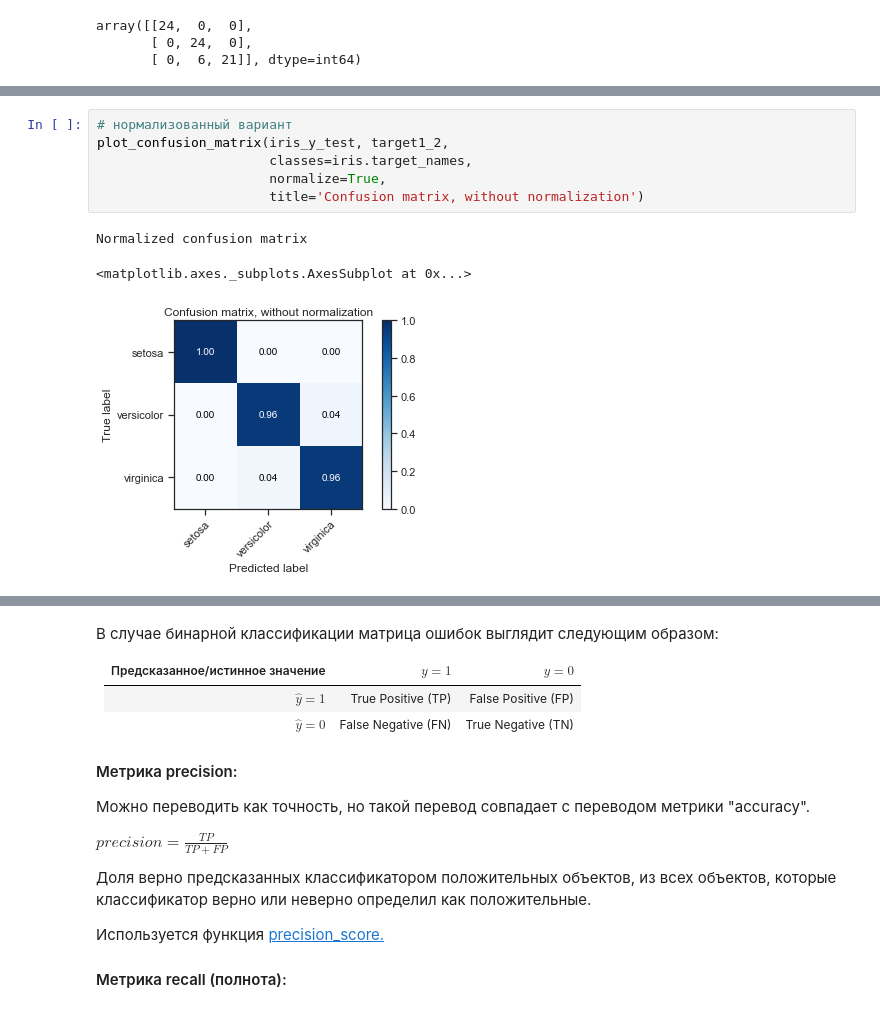
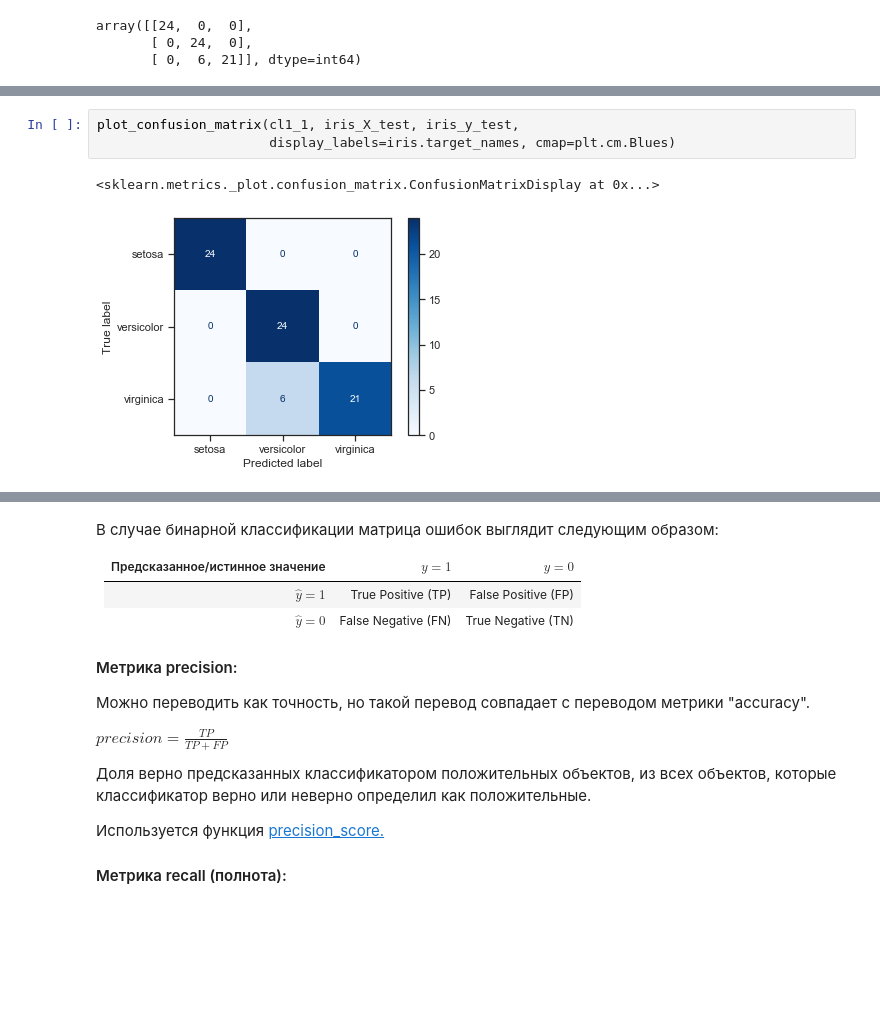
Before and after one commit to ugapanyuk/ml_course_2020, a Jupyter notebook: common/notebooks/metrics/metrics.ipynb, the cells around one changed output, grey strips where cells are left out. Cells and saved outputs as stored; diff of their text form; blank space fills up the shorter version.

```diff
--- a/common/notebooks/metrics/metrics.ipynb
+++ b/common/notebooks/metrics/metrics.ipynb
@@ -480,10 +431,6 @@ Confusion matrix, without normalization
-# %%
-# нормализованный вариант
-plot_confusion_matrix(iris_y_test, target1_2,
-                      classes=iris.target_names,
-                      normalize=True,
-                      title='Confusion matrix, without normalization')
-# %% [output]
-Normalized confusion matrix
-<matplotlib.axes._subplots.AxesSubplot at 0x...>
-[figure, removed]
+# %%
+plot_confusion_matrix(cl1_1, iris_X_test, iris_y_test,
+                      display_labels=iris.target_names, cmap=plt.cm.Blues)
+# %% [output]
+<sklearn.metrics._plot.confusion_matrix.ConfusionMatrixDisplay at 0x...>
+[figure, added]
```
Also changed, not shown: parts of 58 cells of this notebook.
